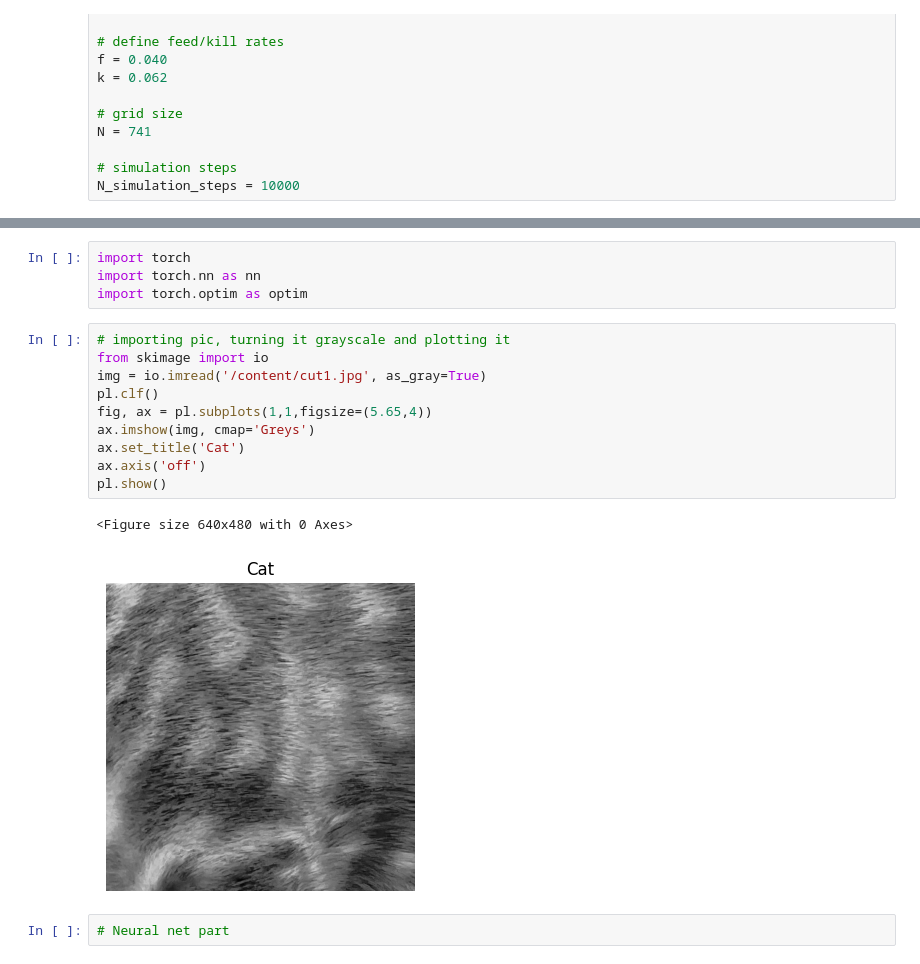
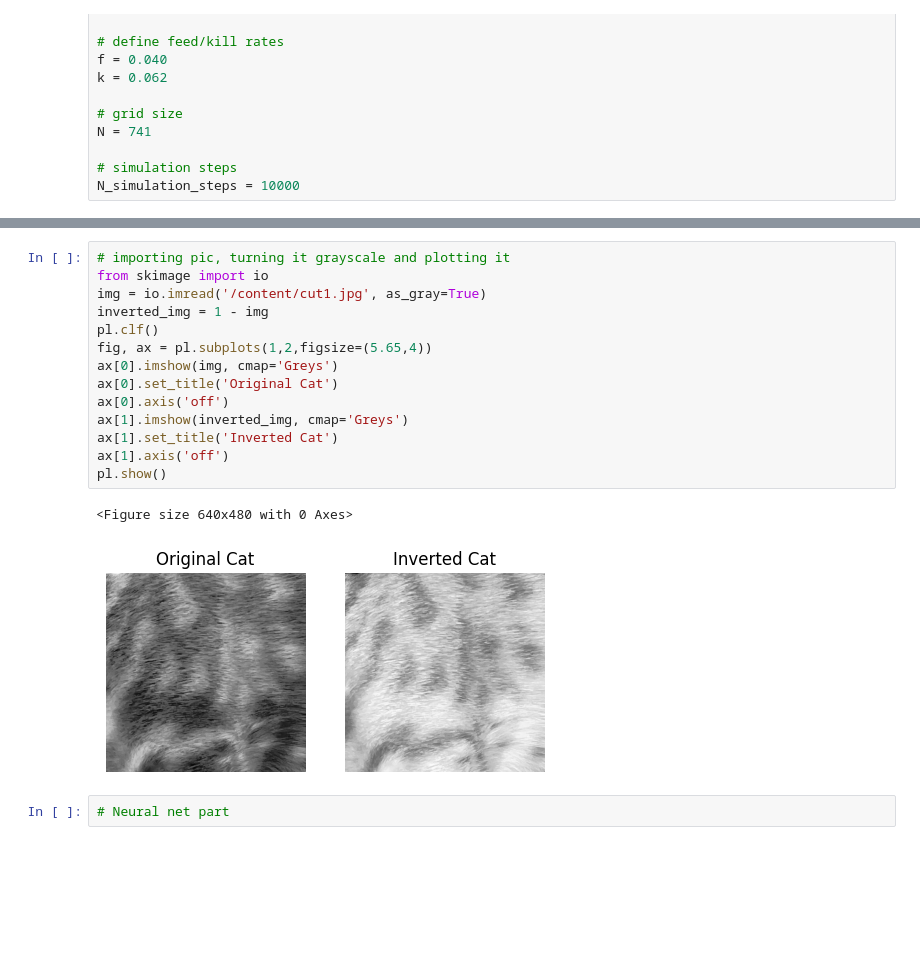
Before and after one commit to nebuus/fun, a Jupyter notebook: Reaction_diffusion_Cole.ipynb, the cells around one changed output, grey strips where cells are left out. Cells and saved outputs as stored; diff of their text form; blank space fills up the shorter version.

```diff
--- a/Reaction_diffusion_Cole.ipynb
+++ b/Reaction_diffusion_Cole.ipynb
@@ -147,20 +162,20 @@ KeyboardInterrupt: ignored
-# %%
-import torch
-import torch.nn as nn
-import torch.optim as optim
 # %%
 # importing pic, turning it grayscale and plotting it
 from skimage import io
 img = io.imread('/content/cut1.jpg', as_gray=True)
+inverted_img = 1 - img
 pl.clf()
-fig, ax = pl.subplots(1,1,figsize=(5.65,4))
-ax.imshow(img, cmap='Greys')
-ax.set_title('Cat')
-ax.axis('off')
+fig, ax = pl.subplots(1,2,figsize=(5.65,4))
+ax[0].imshow(img, cmap='Greys')
+ax[0].set_title('Original Cat')
+ax[0].axis('off')
+ax[1].imshow(inverted_img, cmap='Greys')
+ax[1].set_title('Inverted Cat')
+ax[1].axis('off')
 pl.show()
 # %% [output]
 <Figure size 640x480 with 0 Axes>
-[figure, old version]
+[figure, new version]
 # %%
 # Neural net part
 # %%
```
Also changed, not shown: parts of 16 cells of this notebook.
